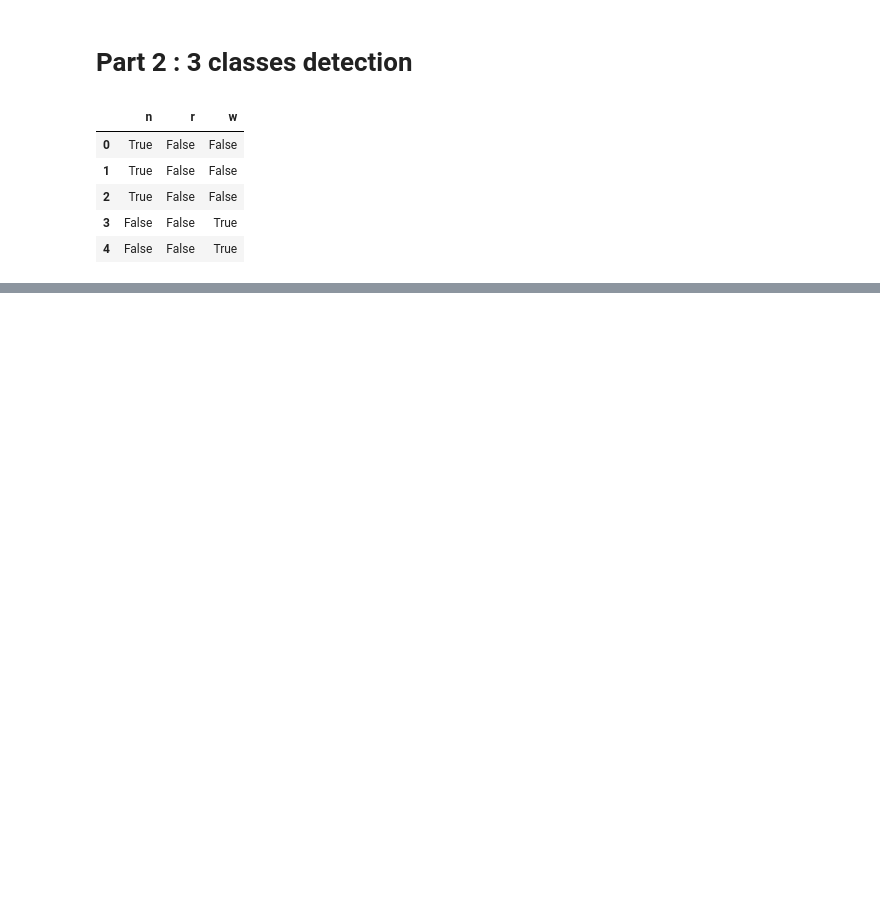
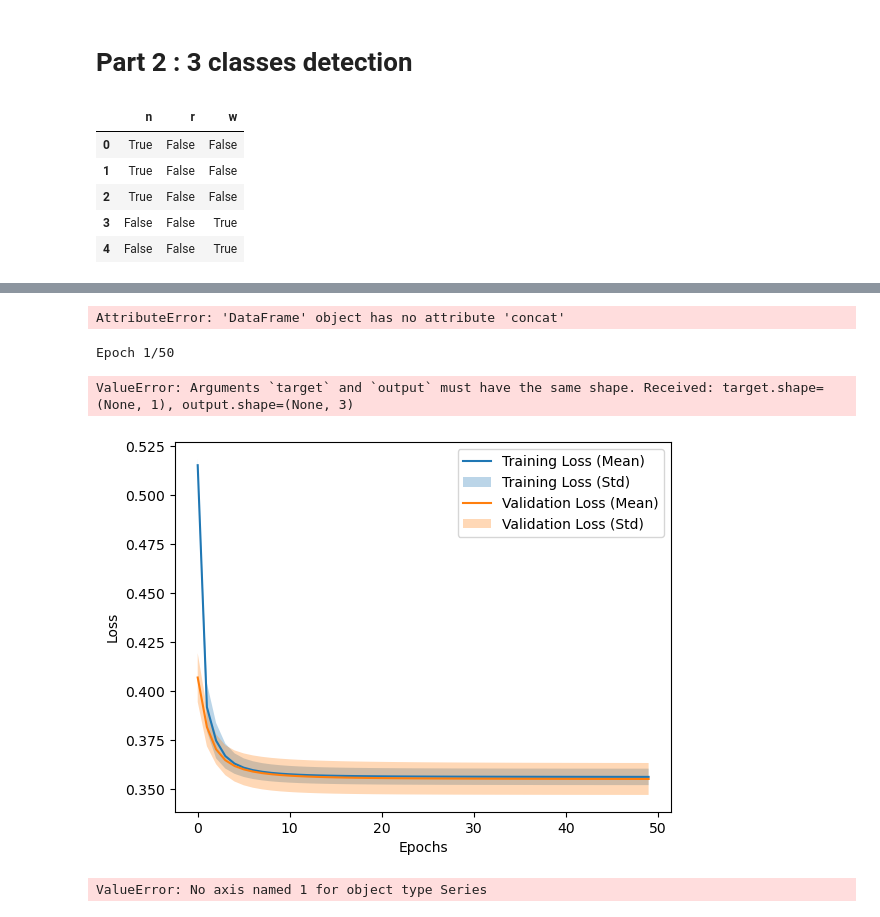
Before and after one commit to Raynobrak/heigvd-labos-arn, a Jupyter notebook: pw3-arn-heig-ancay-charbonnier/lab.ipynb, the cells around one changed output, grey strips where cells are left out. Drawn from its saved outputs; the diff is of its cells as text; code cells hidden in the pictures; blank space fills up the shorter version.

```diff
--- a/pw3-arn-heig-ancay-charbonnier/lab.ipynb
+++ b/pw3-arn-heig-ancay-charbonnier/lab.ipynb
@@ -388,0 +393,24 @@ F1 score moyen :  0.860166899150821
+# %%
+# Création du modèle
+def create_model_three_classes_competition():
+    MODEL_LAYERS = [2]
+    ACTIVATION_FCTN = "sigmoid"
+    LEARNING_RATE = 0.01
+    MOMENTUM = 0.9
+
+    layers = [keras.Input((25,))]
+    for layer in MODEL_LAYERS:
+            layers.append(keras.layers.Dense(layer, activation=ACTIVATION_FCTN))
+    layers.append(keras.layers.Dense(3,activation="softmax"))
+
+    mlp = keras.Sequential(layers)
+
+    mlp.compile(
+        optimizer=keras.optimizers.SGD(learning_rate=LEARNING_RATE, momentum=MOMENTUM),
+        loss="categorical_crossentropy"
+    )
+    return mlp
+
+model_three_classes = create_model_three_classes()
+
+model_three_classes.summary()
@@ -388,0 +429,37 @@ F1 score moyen :  0.860166899150821
+# %%
+#Usilisation de ACP pour réduire la dimensionnalité
+from sklearn.decomposition import PCA
+
+full_data_without_state = pd.concat([mouse_data_1, mouse_data_2]).drop(columns='state')
+
+pca = PCA(n_components=25)
+pca.fit(full_data_without_state)
+
+input_data = pca.transform(full_data_without_state)
+
+input_data = pd.DataFrame(input_data)
+
+#We need to one hot encode the output data
+output_data_three_classes_competition = pd.get_dummies(mouse_data['state'])
+# %% [output]
+AttributeError: 'DataFrame' object has no attribute 'concat'
+# %%
+#Entrainement du modèle
+history_list_three_classes_competition, trained_mlp_three_classes_competition, train_idx_three_classes_competition, test_idx_three_classes_competition = train_model(create_model_three_classes_competition, input_data, output_data_three_classes_competition)
+# %% [output]
+Epoch 1/50
+ValueError: Arguments `target` and `output` must have the same shape. Received: target.shape=(None, 1), output.shape=(None, 3)
+# %%
+plot_history(history_list_three_classes_competition)
+# %% [output]
+[figure, added]
+# %%
+#change the output data to be the one hot encoded one
+
+output_data_three_classes_competition = output_data_three_classes_competition.idxmax(axis=1)
+
+output_data_three_classes_competition = output_data_three_classes_competition.replace('n', 0)
+output_data_three_classes_competition = output_data_three_classes_competition.replace('r', 1)
+output_data_three_classes_competition = output_data_three_classes_competition.replace('w', 2)
+# %% [output]
+ValueError: No axis named 1 for object type Series
```
Also changed, not shown: parts of 15 cells of this notebook.
